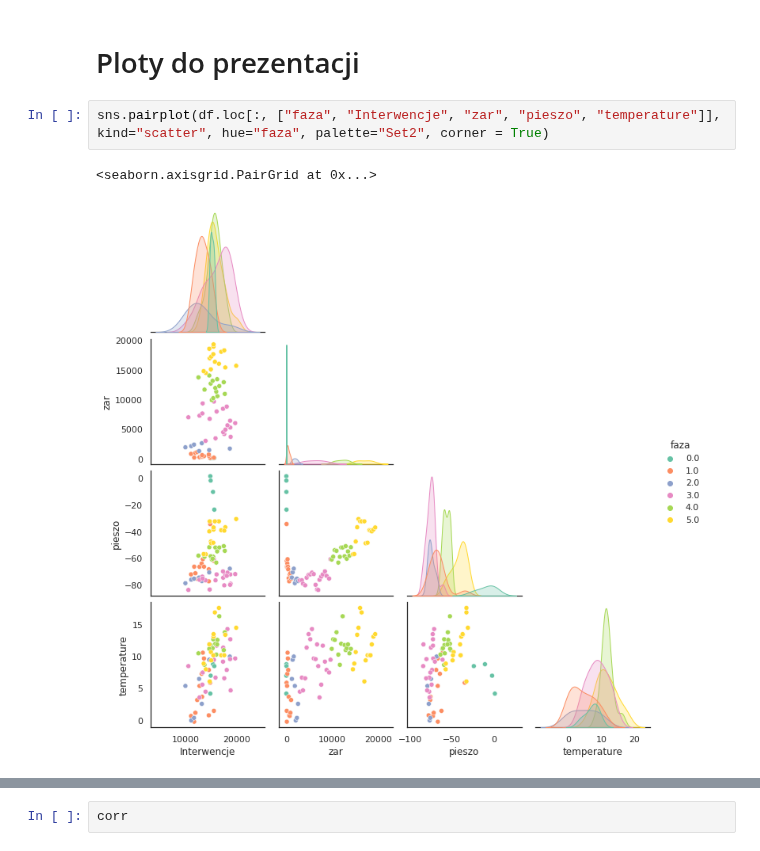
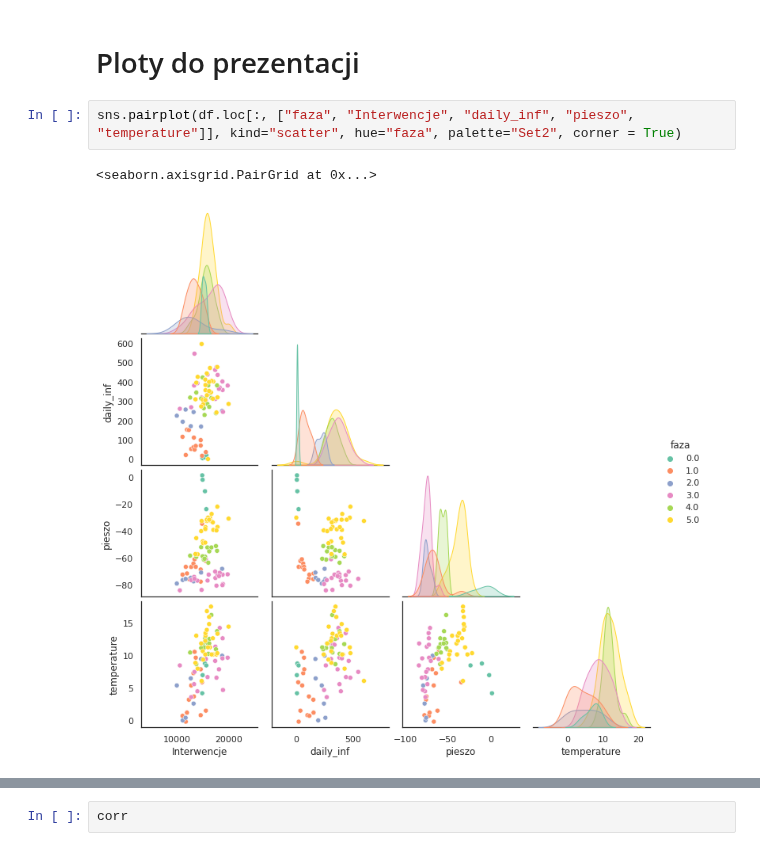
Before and after one commit to knmlprz/corona-analysis-1, a Jupyter notebook: notebooks/Analiza.ipynb, the cells around one changed output, grey strips where cells are left out. Saved outputs shown, nothing was run; the diff lists cells and outputs as text.

```diff
--- a/notebooks/Analiza.ipynb
+++ b/notebooks/Analiza.ipynb
@@ -360,10 +376,10 @@ Index(['Unnamed: 0.1', 'Interwencje', 'Zatrzymani na gorącym uczynku',
 # %% [markdown]
 # Ploty do prezentacji
 # %%
-sns.pairplot(df.loc[:, ["faza", "Interwencje", "zar", "pieszo", "temperature"]], kind="scatter", hue="faza", palette="Set2", corner = True)
+sns.pairplot(df.loc[:, ["faza", "Interwencje", "daily_inf", "pieszo", "temperature"]], kind="scatter", hue="faza", palette="Set2", corner = True)
 # %% [output]
 <seaborn.axisgrid.PairGrid at 0x...>
-[figure, old version]
+[figure, new version]
 # %%
 corr = df.loc[:, ["faza", "Interwencje", "zar", "pieszo", "temperature"]].corr()
 
```
Also changed, not shown: parts of 16 cells of this notebook, 3 other files.
